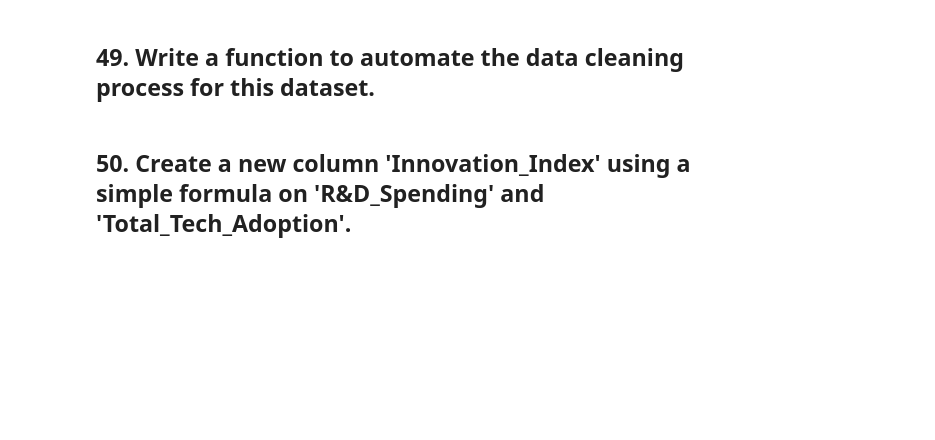
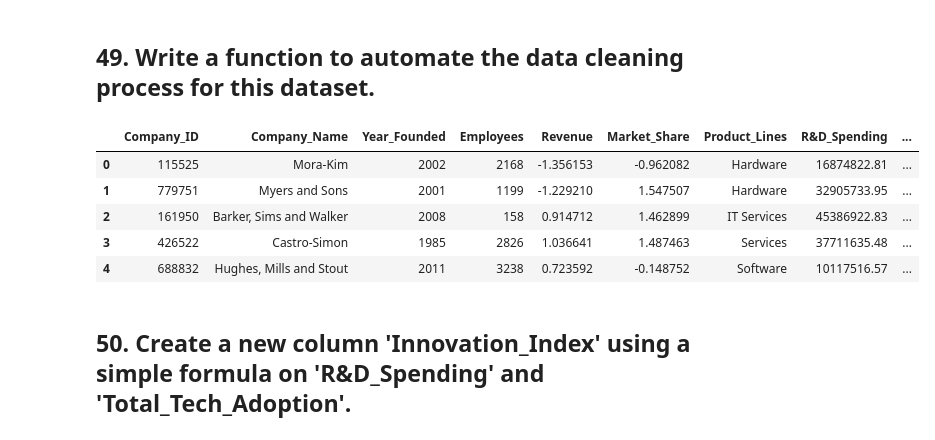
Before and after one commit to ACCMouli/chandu, a Jupyter notebook: dataprocessing/software_companies_pandas.ipynb, the cells around one changed output. Saved outputs shown, nothing was run; the diff lists cells and outputs as text; code cells hidden in the pictures; blank space fills up the shorter version.

```diff
--- a/dataprocessing/software_companies_pandas.ipynb
+++ b/dataprocessing/software_companies_pandas.ipynb
@@ -338,14 +614,32 @@ df.describe(include='all')
+# %%
+def clean_data(df):
+    df.dropna(inplace=True)
+    df.drop_duplicates(inplace=True)
+    # Fill missing values with the mean for numerical columns only
+    df.fillna(df.select_dtypes(include=['number']).mean(), inplace=True)
+    return df
+
+cleaned_df = clean_data(df.copy())
+cleaned_df.head()
 # %% [markdown]
 ## 49. Write a function to automate the data cleaning process for this dataset.
 # %%
 def clean_data(df):
     df.dropna(inplace=True)
     df.drop_duplicates(inplace=True)
-    df.fillna(df.mean(), inplace=True)
+    # Fill missing values with the mean for numerical columns only
+    df.fillna(df.select_dtypes(include=['number']).mean(), inplace=True)
     return df
 
 cleaned_df = clean_data(df.copy())
 cleaned_df.head()
+# %% [output]
+|  | Company_ID | Company_Name | Year_Founded | Employees | Revenue | Market_Share | Product_Lines | R&D_Spending | ... |
+| 0 | 115525 | Mora-Kim | 2002 | 2168 | -1.356153 | -0.962082 | Hardware | 16874822.81 | ... |
+| 1 | 779751 | Myers and Sons | 2001 | 1199 | -1.229210 | 1.547507 | Hardware | 32905733.95 | ... |
+| 2 | 161950 | Barker, Sims and Walker | 2008 | 158 | 0.914712 | 1.462899 | IT Services | 45386922.83 | ... |
+| 3 | 426522 | Castro-Simon | 1985 | 2826 | 1.036641 | 1.487463 | Services | 37711635.48 | ... |
+| 4 | 688832 | Hughes, Mills and Stout | 2011 | 3238 | 0.723592 | -0.148752 | Software | 10117516.57 | ... |
 # %% [markdown]
 ## 50. Create a new column 'Innovation_Index' using a simple formula on 'R&D_Spending' and 'Total_Tech_Adoption'.
 # %%
```
Also changed, not shown: parts of 36 cells of this notebook.
